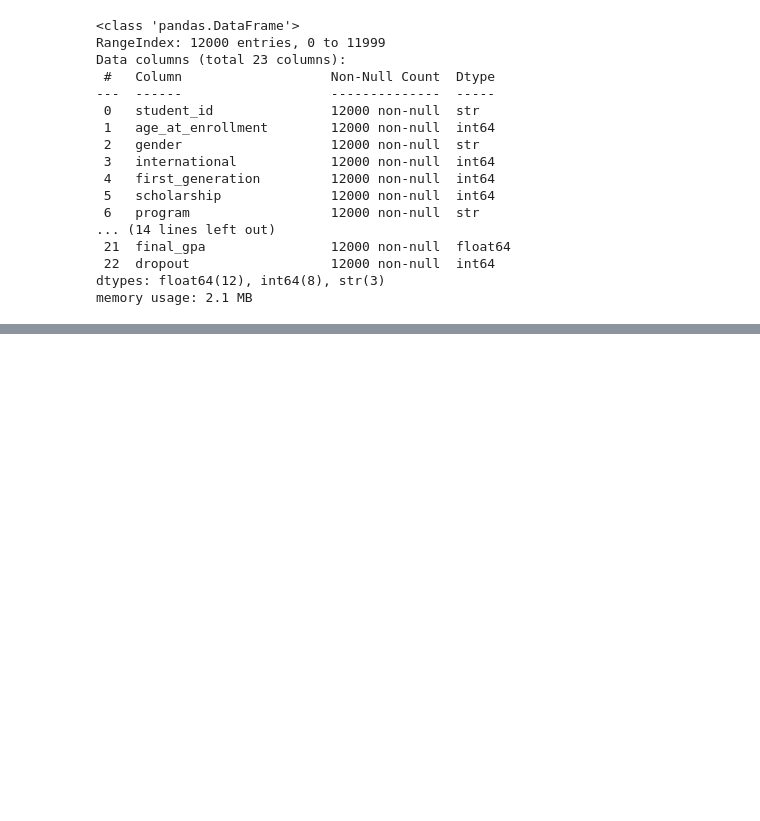
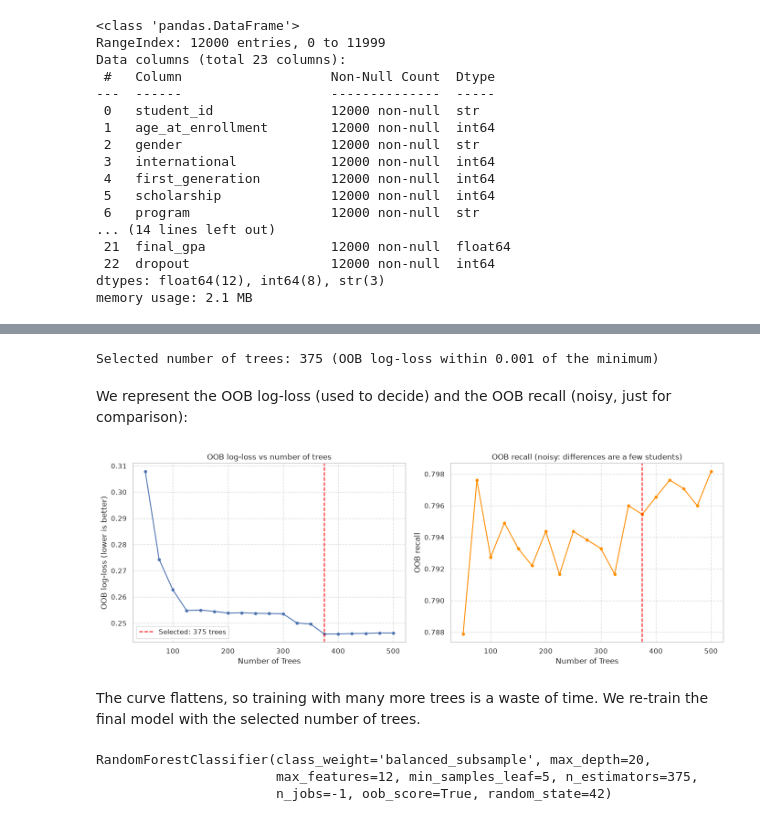
Before and after one commit to EnricoCecchini/ML2_Group_Assignment, a Jupyter notebook: notebook.ipynb, the cells around one changed output, grey strips where cells are left out. Saved outputs shown, nothing was run; the diff lists cells and outputs as text; code cells hidden in the pictures; blank space fills up the shorter version.

```diff
--- a/notebook.ipynb
+++ b/notebook.ipynb
@@ -406,0 +457,78 @@ pd.DataFrame({
+# %%
+tree_range = list(range(50, 501, 25))
+
+rf_warm = RandomForestClassifier(
+    n_estimators=tree_range[0],
+    warm_start=True,                    # keep the existing trees and add new ones
+    random_state=SEED,
+    max_features=cvRF.best_params_["max_features"],
+    max_depth=cvRF.best_params_["max_depth"],
+    min_samples_leaf=cvRF.best_params_["min_samples_leaf"],
+    class_weight='balanced_subsample',
+    oob_score=True,
+    n_jobs=-1,
+)
+
+oob_logloss, oob_recall = [], []
+
+for n in tree_range:
+    rf_warm.set_params(n_estimators=n)
+    with warnings.catch_warnings():
+        # scikit-learn warns about class_weight + warm_start. It is harmless here because
+        # we always fit on the same, complete training set.
+        warnings.simplefilter("ignore", UserWarning)
+        rf_warm.fit(X_train, Y_train)
+
+    probs = rf_warm.oob_decision_function_
+    valid = ~np.isnan(probs).any(axis=1)          # rows that were OOB in at least one tree
+    oob_logloss.append(log_loss(Y_train[valid], probs[valid, 1]))
+    oob_recall.append(recall_score(Y_train[valid], (probs[valid, 1] >= 0.5).astype(int)))
+
+# Smallest number of trees whose loss is within a small tolerance of the best one
+tolerance = 0.001
+opt_trees = next(n for n, loss in zip(tree_range, oob_logloss) if loss <= min(oob_logloss) + tolerance)
+print(f"Selected number of trees: {opt_trees} (OOB log-loss within {tolerance} of the minimum)")
+# %% [output]
+Selected number of trees: 375 (OOB log-loss within 0.001 of the minimum)
+# %% [markdown]
+We represent the OOB log-loss (used to decide) and the OOB recall (noisy, just for comparison):
+# %%
+fig, axes = plt.subplots(1, 2, figsize=(14, 5))
+
+axes[0].plot(tree_range, oob_logloss, marker='o', markersize=4)
+axes[0].axvline(opt_trees, color='red', linestyle='--', label=f'Selected: {opt_trees} trees')
+axes[0].set_xlabel("Number of Trees")
+axes[0].set_ylabel("OOB log-loss (lower is better)")
+axes[0].set_title("OOB log-loss vs number of trees")
+axes[0].legend()
+axes[0].grid(True, linestyle='--', alpha=0.7)
+
+axes[1].plot(tree_range, oob_recall, marker='o', markersize=4, color='darkorange')
+axes[1].axvline(opt_trees, color='red', linestyle='--')
+axes[1].set_xlabel("Number of Trees")
+axes[1].set_ylabel("OOB recall")
+axes[1].set_title("OOB recall (noisy: differences are a few students)")
+axes[1].grid(True, linestyle='--', alpha=0.7)
+
+plt.tight_layout()
+plt.show()
+# %% [output]
+[figure, added]
+# %% [markdown]
+The curve flattens, so training with many more trees is a waste of time. We re-train the final model with the selected number of trees.
+# %%
+final_model = RandomForestClassifier(
+    n_estimators=opt_trees, # here we are using the optimal number of trees found
+    random_state=SEED,
+    max_features=cvRF.best_params_["max_features"],
+    max_depth=cvRF.best_params_["max_depth"],
+    min_samples_leaf=cvRF.best_params_["min_samples_leaf"],
+    class_weight='balanced_subsample',
+    oob_score=True,
+    n_jobs=-1)
+
+final_model.fit(X_train, Y_train)
+# %% [output]
+RandomForestClassifier(class_weight='balanced_subsample', max_depth=20,
+                       max_features=12, min_samples_leaf=5, n_estimators=375,
+                       n_jobs=-1, oob_score=True, random_state=42)
```
Also changed, not shown: parts of 111 cells of this notebook, 2 other files.
